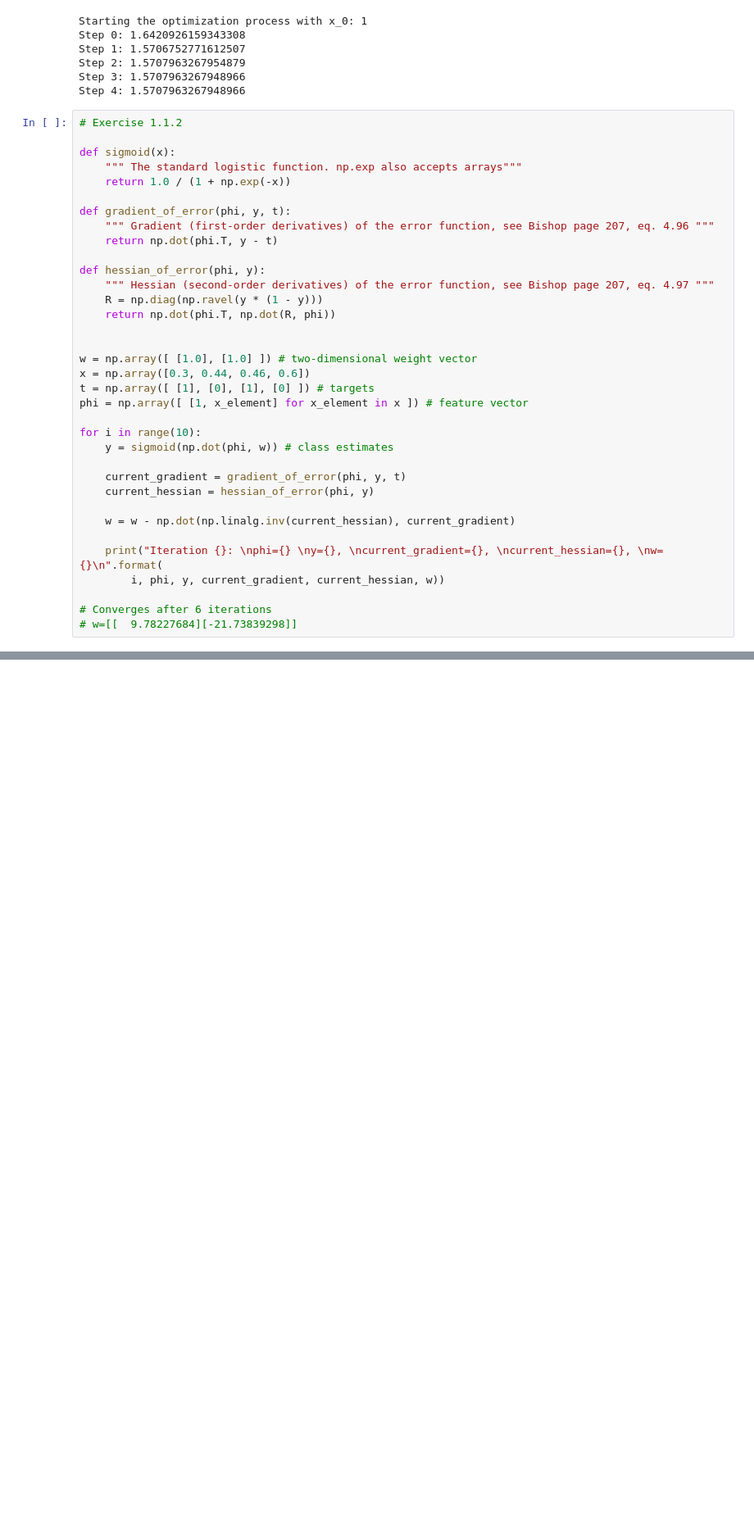
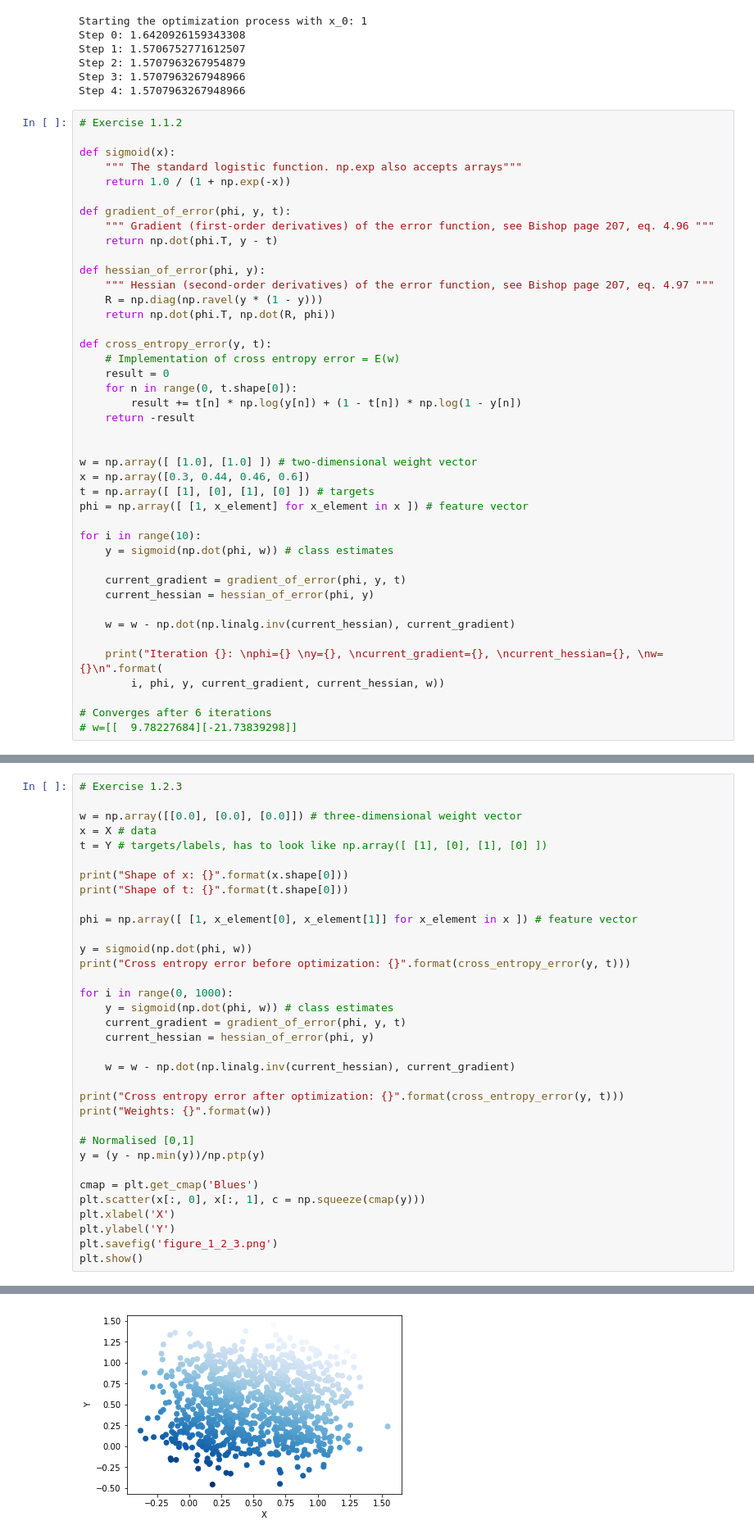
Before and after one commit to ChristophSchmidl/statistical-machine-learning, a Jupyter notebook: assignment-04/code/Exercise_1.ipynb, the cells around one changed output, grey strips where cells are left out. Shown at 82% size. Saved outputs shown, nothing was run; the diff lists cells and outputs as text; blank space fills up the shorter version.

Commit message:
Finished exercise 1

```diff
--- a/assignment-04/code/Exercise_1.ipynb
+++ b/assignment-04/code/Exercise_1.ipynb
@@ -64,6 +64,13 @@ def hessian_of_error(phi, y):
     """ Hessian (second-order derivatives) of the error function, see Bishop page 207, eq. 4.97 """
     R = np.diag(np.ravel(y * (1 - y)))
     return np.dot(phi.T, np.dot(R, phi))
+
+def cross_entropy_error(y, t):
+    # Implementation of cross entropy error = E(w)
+    result = 0
+    for n in range(0, t.shape[0]):
+        result += t[n] * np.log(y[n]) + (1 - t[n]) * np.log(1 - y[n])
+    return -result
 
 
 w = np.array([ [1.0], [1.0] ]) # two-dimensional weight vector
@@ -125,3 +132,38 @@ Shape of loaded data: (1000, 3)
 Shape of feature vector: (1000, 2)
 Shape of label vector: (1000, 1)
 [figure]
+# %%
+# Exercise 1.2.3
+
+w = np.array([[0.0], [0.0], [0.0]]) # three-dimensional weight vector
+x = X # data
+t = Y # targets/labels, has to look like np.array([ [1], [0], [1], [0] ])
+
+print("Shape of x: {}".format(x.shape[0]))
+print("Shape of t: {}".format(t.shape[0]))
+
+phi = np.array([ [1, x_element[0], x_element[1]] for x_element in x ]) # feature vector
+
+y = sigmoid(np.dot(phi, w))
+print("Cross entropy error before optimization: {}".format(cross_entropy_error(y, t)))
+
+for i in range(0, 1000):
+    y = sigmoid(np.dot(phi, w)) # class estimates
+    current_gradient = gradient_of_error(phi, y, t)
+    current_hessian = hessian_of_error(phi, y)
+
+    w = w - np.dot(np.linalg.inv(current_hessian), current_gradient)
+
+print("Cross entropy error after optimization: {}".format(cross_entropy_error(y, t)))
+print("Weights: {}".format(w))
+
+# Normalised [0,1]
+y = (y - np.min(y))/np.ptp(y)
+
+cmap = plt.get_cmap('Blues')
+plt.scatter(x[:, 0], x[:, 1], c = np.squeeze(cmap(y)))
+plt.xlabel('X')
+plt.ylabel('Y')
+plt.savefig('figure_1_2_3.png')
+plt.show()
+# %% [output]
@@ -127,0 +177 @@ Shape of label vector: (1000, 1)
+[figure, added]
```
Also changed, not shown: parts of 3 cells of this notebook, 8 other files.
